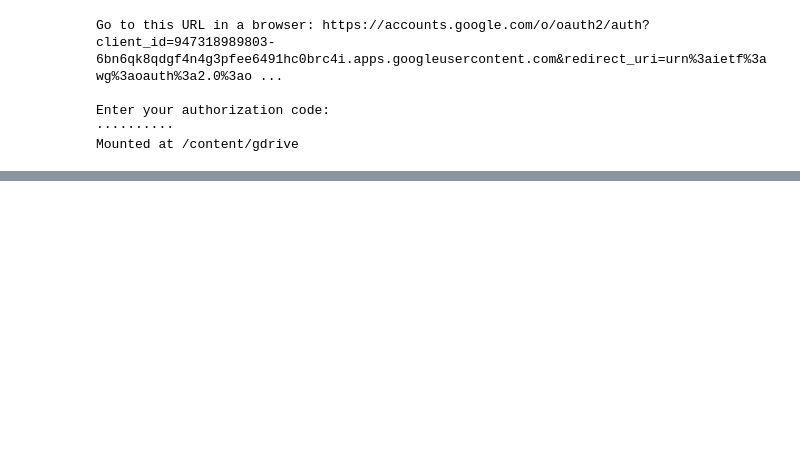
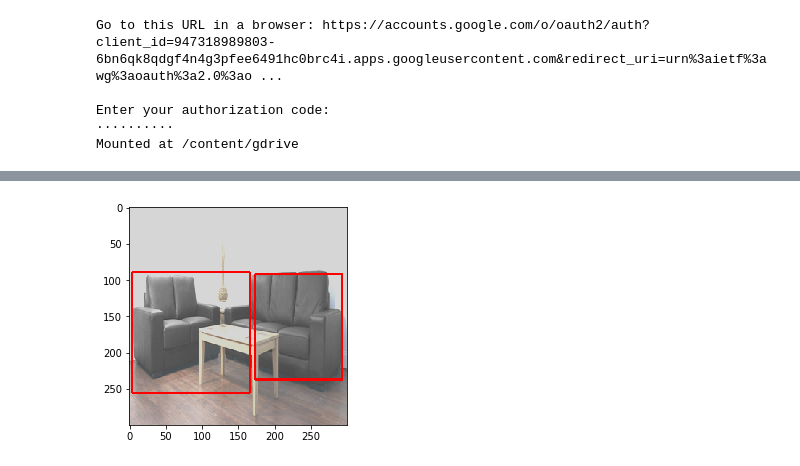
Before and after one commit to PavloZakala/ML_projects, a Jupyter notebook: object_detecion.ipynb, the cells around one changed output, grey strips where cells are left out. Drawn from its saved outputs; the diff is of its cells as text; code cells hidden in the pictures; blank space fills up the shorter version.

```diff
--- a/object_detecion.ipynb
+++ b/object_detecion.ipynb
@@ -116,0 +159,28 @@ plt.imshow(np.transpose(ngrid, (1, 2, 0)))
+# %%
+import random
+
+def photometric_distort(image):
+
+    new_image = image
+
+    distortions = [func.adjust_brightness,
+                   func.adjust_contrast,
+                   func.adjust_saturation,
+                   func.adjust_hue]
+
+    for d in distortions:
+        if random.random() < 0.5:
+            if d.__name__ is 'adjust_hue':
+                adjust_factor = random.uniform(-18 / 255., 18 / 255.)
+            else:
+                adjust_factor = random.uniform(0.5, 1.5)
+
+            new_image = d(new_image, adjust_factor)
+
+    return new_image
+# %%
+img_dist = photometric_distort(img)
+
+draph_img(img_dist, boxes)
+# %% [output]
+[figure, added]
```
Also changed, not shown: parts of 8 cells of this notebook.
